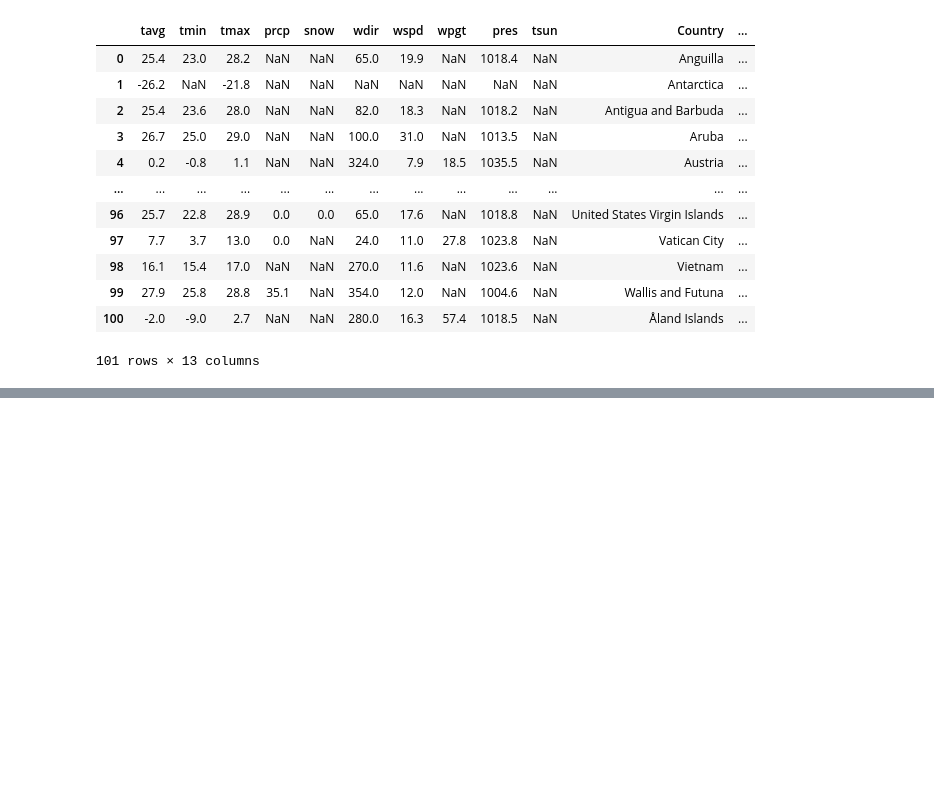
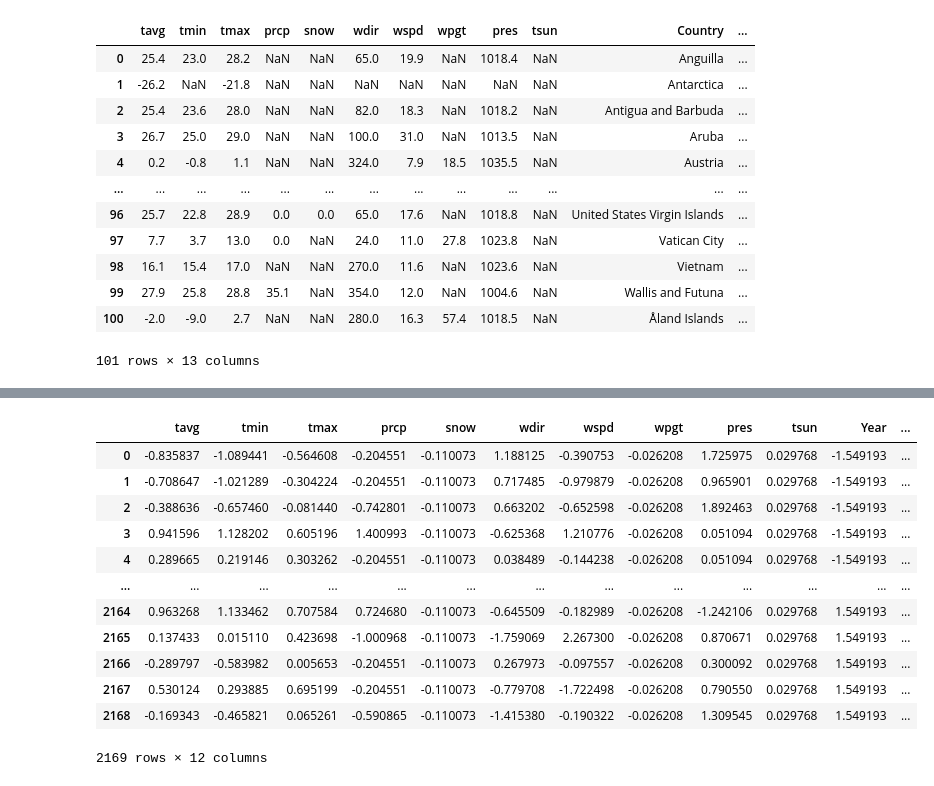
Before and after one commit to mats-ad/Quality-of-Life-World, a Jupyter notebook: weather_data.ipynb, the cells around one changed output, grey strips where cells are left out. Drawn from its saved outputs; the diff is of its cells as text; code cells hidden in the pictures; blank space fills up the shorter version.

```diff
--- a/weather_data.ipynb
+++ b/weather_data.ipynb
@@ -563,0 +641,17 @@ print(aggregated_weather_data)
+# %%
+cleaned_data = pd.read_csv("cleaned_weather_data_with_country_2015_2023.csv")
+cleaned_data
+# %% [output]
+|  | tavg | tmin | tmax | prcp | snow | wdir | wspd | wpgt | pres | tsun | Year | ... |
+| 0 | -0.835837 | -1.089441 | -0.564608 | -0.204551 | -0.110073 | 1.188125 | -0.390753 | -0.026208 | 1.725975 | 0.029768 | -1.549193 | ... |
+| 1 | -0.708647 | -1.021289 | -0.304224 | -0.204551 | -0.110073 | 0.717485 | -0.979879 | -0.026208 | 0.965901 | 0.029768 | -1.549193 | ... |
+| 2 | -0.388636 | -0.657460 | -0.081440 | -0.742801 | -0.110073 | 0.663202 | -0.652598 | -0.026208 | 1.892463 | 0.029768 | -1.549193 | ... |
+| 3 | 0.941596 | 1.128202 | 0.605196 | 1.400993 | -0.110073 | -0.625368 | 1.210776 | -0.026208 | 0.051094 | 0.029768 | -1.549193 | ... |
+| 4 | 0.289665 | 0.219146 | 0.303262 | -0.204551 | -0.110073 | 0.038489 | -0.144238 | -0.026208 | 0.051094 | 0.029768 | -1.549193 | ... |
+| ... | ... | ... | ... | ... | ... | ... | ... | ... | ... | ... | ... | ... |
+| 2164 | 0.963268 | 1.133462 | 0.707584 | 0.724680 | -0.110073 | -0.645509 | -0.182989 | -0.026208 | -1.242106 | 0.029768 | 1.549193 | ... |
+| 2165 | 0.137433 | 0.015110 | 0.423698 | -1.000968 | -0.110073 | -1.759069 | 2.267300 | -0.026208 | 0.870671 | 0.029768 | 1.549193 | ... |
+| 2166 | -0.289797 | -0.583982 | 0.005653 | -0.204551 | -0.110073 | 0.267973 | -0.097557 | -0.026208 | 0.300092 | 0.029768 | 1.549193 | ... |
+| 2167 | 0.530124 | 0.293885 | 0.695199 | -0.204551 | -0.110073 | -0.779708 | -1.722498 | -0.026208 | 0.790550 | 0.029768 | 1.549193 | ... |
+| 2168 | -0.169343 | -0.465821 | 0.065261 | -0.590865 | -0.110073 | -1.415380 | -0.190322 | -0.026208 | 1.309545 | 0.029768 | 1.549193 | ... |
+2169 rows × 12 columns
```
Also changed, not shown: parts of 8 cells of this notebook, 6 other files.
